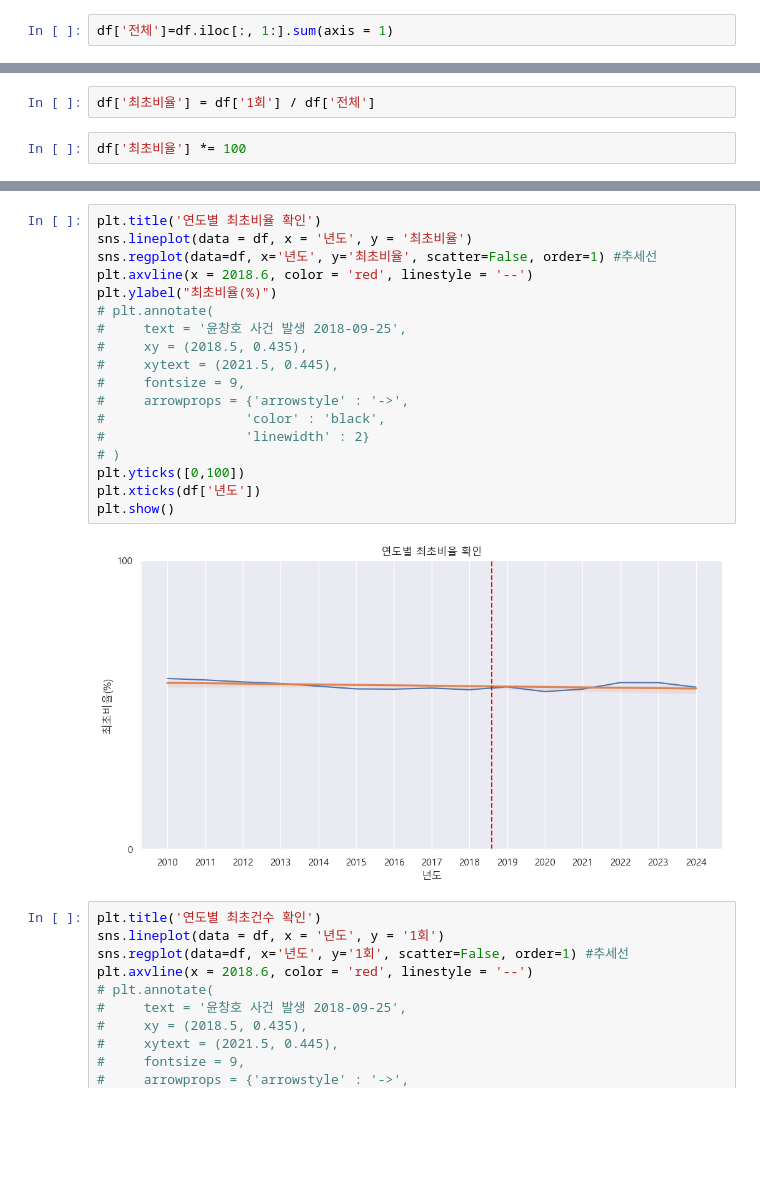
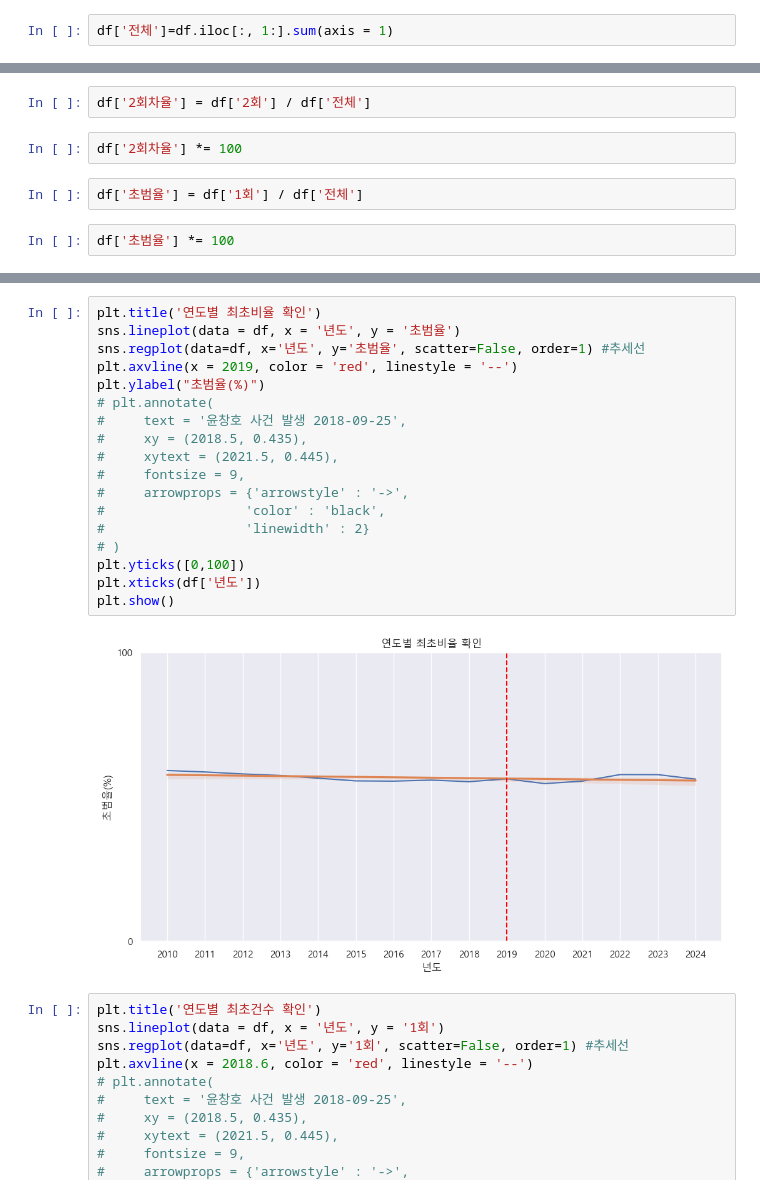
Before and after one commit to Eunhasuiin/LikeLion_Mid_team_14, a Jupyter notebook: members/장주호/notebooks/연도별 음주운전 초범률,재범률 변화.ipynb, the cells around one changed output, grey strips where cells are left out. Saved outputs shown, nothing was run; the diff lists cells and outputs as text; blank space fills up the shorter version.

```diff
--- a/members/장주호/notebooks/연도별 음주운전 초범률,재범률 변화.ipynb
+++ b/members/장주호/notebooks/연도별 음주운전 초범률,재범률 변화.ipynb
@@ -55,4 +41,8 @@ df['재범자수'] = df.iloc[:, 2: -1].sum(axis = 1)
 # %%
-df['최초비율'] = df['1회'] / df['전체']
+df['2회차율'] = df['2회'] / df['전체']
 # %%
-df['최초비율'] *= 100
+df['2회차율'] *= 100
+# %%
+df['초범율'] = df['1회'] / df['전체']
+# %%
+df['초범율'] *= 100
@@ -78,23 +71,23 @@ df
 # %%
 plt.title('연도별 최초비율 확인')
-sns.lineplot(data = df, x = '년도', y = '최초비율')
-sns.regplot(data=df, x='년도', y='최초비율', scatter=False, order=1) #추세선
-plt.axvline(x = 2018.6, color = 'red', linestyle = '--')
-plt.ylabel("최초비율(%)")
+sns.lineplot(data = df, x = '년도', y = '초범율')
+sns.regplot(data=df, x='년도', y='초범율', scatter=False, order=1) #추세선
+plt.axvline(x = 2019, color = 'red', linestyle = '--')
+plt.ylabel("초범율(%)")
 # plt.annotate(
 #     text = '윤창호 사건 발생 2018-09-25',
 #     xy = (2018.5, 0.435),
 #     xytext = (2021.5, 0.445),
 #     fontsize = 9,
 #     arrowprops = {'arrowstyle' : '->',
 #                  'color' : 'black',
 #                  'linewidth' : 2}
 # )
 plt.yticks([0,100])
 plt.xticks(df['년도'])
 plt.show()
 # %% [output]
-[figure, old version]
+[figure, new version]
 # %%
 plt.title('연도별 최초건수 확인')
 sns.lineplot(data = df, x = '년도', y = '1회')
```
Also changed, not shown: parts of 16 cells of this notebook, 13 other files.
